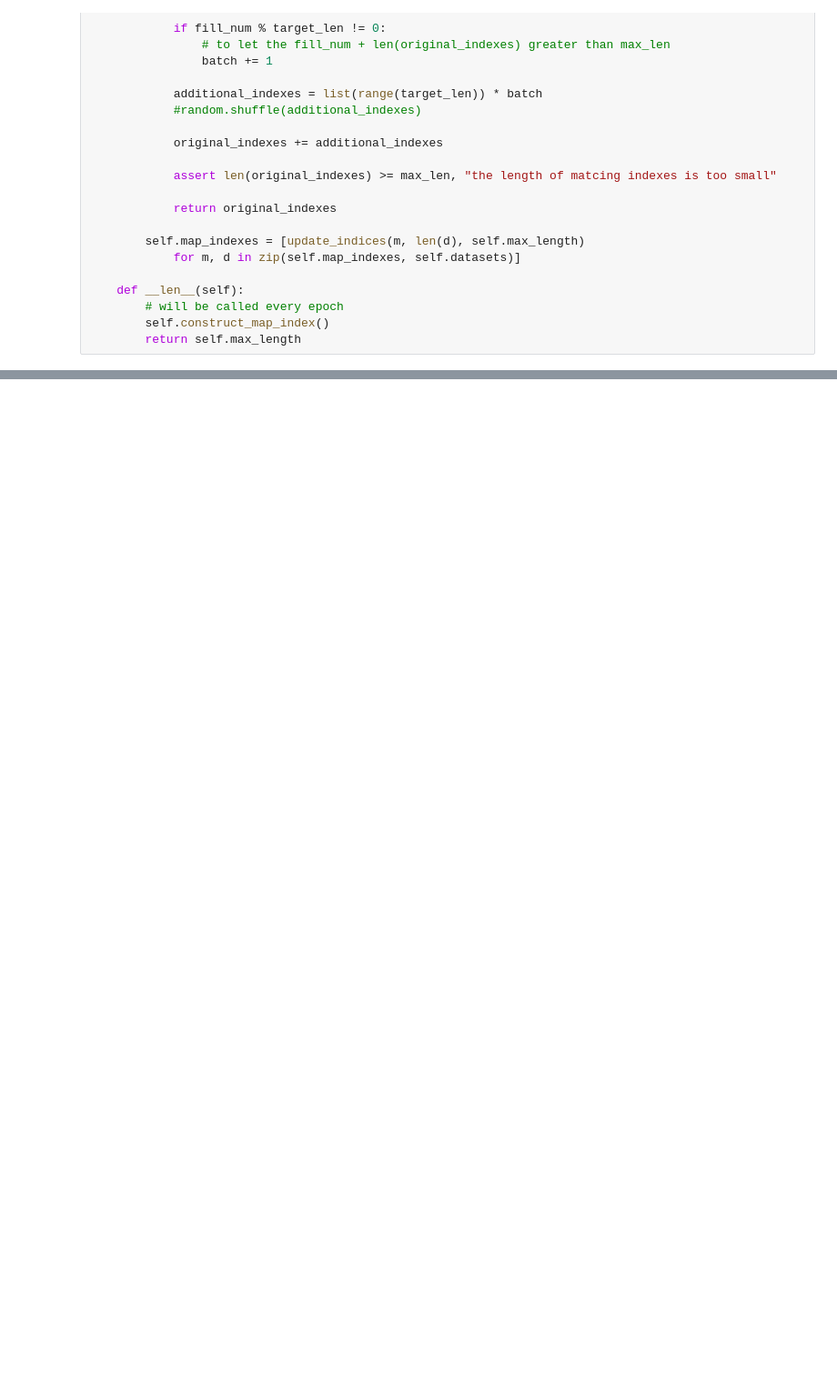
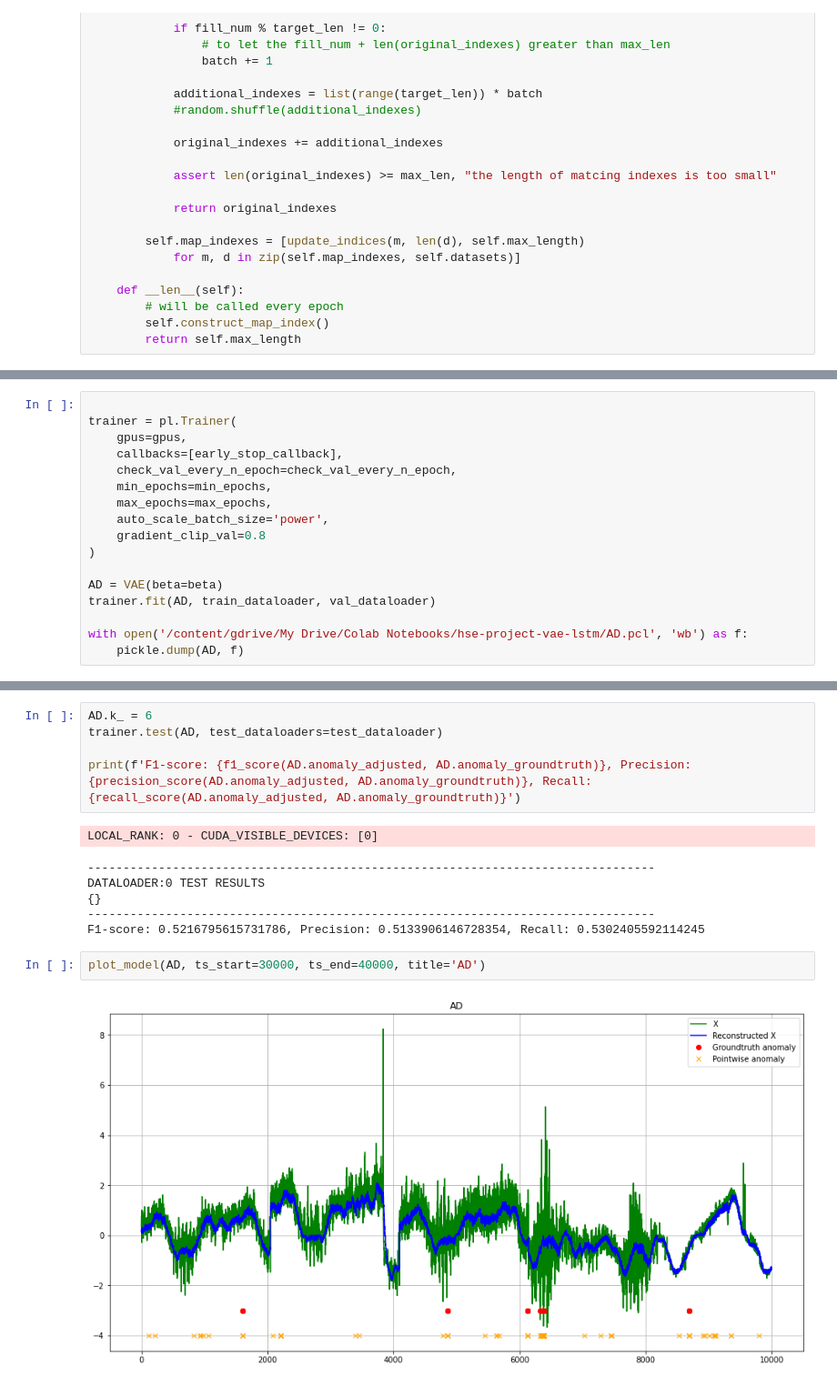
Before and after one commit to zloelias/hse-project-vae-lstm, a Jupyter notebook: vae.ipynb, the cells around one changed output, grey strips where cells are left out. Shown at 91% size. Cells and saved outputs as stored; diff of their text form; blank space fills up the shorter version.

```diff
--- a/vae.ipynb
+++ b/vae.ipynb
@@ -637,0 +742,17 @@ tensor(8.3333)
+# %%
+
+trainer = pl.Trainer(
+    gpus=gpus,
+    callbacks=[early_stop_callback],
+    check_val_every_n_epoch=check_val_every_n_epoch,
+    min_epochs=min_epochs,
+    max_epochs=max_epochs,
+    auto_scale_batch_size='power',
+    gradient_clip_val=0.8
+)
+
+AD = VAE(beta=beta)
+trainer.fit(AD, train_dataloader, val_dataloader)
+
+with open('/content/gdrive/My Drive/Colab Notebooks/hse-project-vae-lstm/AD.pcl', 'wb') as f:
+    pickle.dump(AD, f)
@@ -637,0 +777,16 @@ tensor(8.3333)
+# %%
+AD.k_ = 6
+trainer.test(AD, test_dataloaders=test_dataloader)
+
+print(f'F1-score: {f1_score(AD.anomaly_adjusted, AD.anomaly_groundtruth)}, Precision: {precision_score(AD.anomaly_adjusted, AD.anomaly_groundtruth)}, Recall: {recall_score(AD.anomaly_adjusted, AD.anomaly_groundtruth)}')
+# %% [output]
+LOCAL_RANK: 0 - CUDA_VISIBLE_DEVICES: [0]
+--------------------------------------------------------------------------------
+DATALOADER:0 TEST RESULTS
+{}
+--------------------------------------------------------------------------------
+F1-score: 0.5216795615731786, Precision: 0.5133906146728354, Recall: 0.5302405592114245
+# %%
+plot_model(AD, ts_start=30000, ts_end=40000, title='AD')
+# %% [output]
+[figure, added]
```
Also changed, not shown: parts of 47 cells of this notebook.
